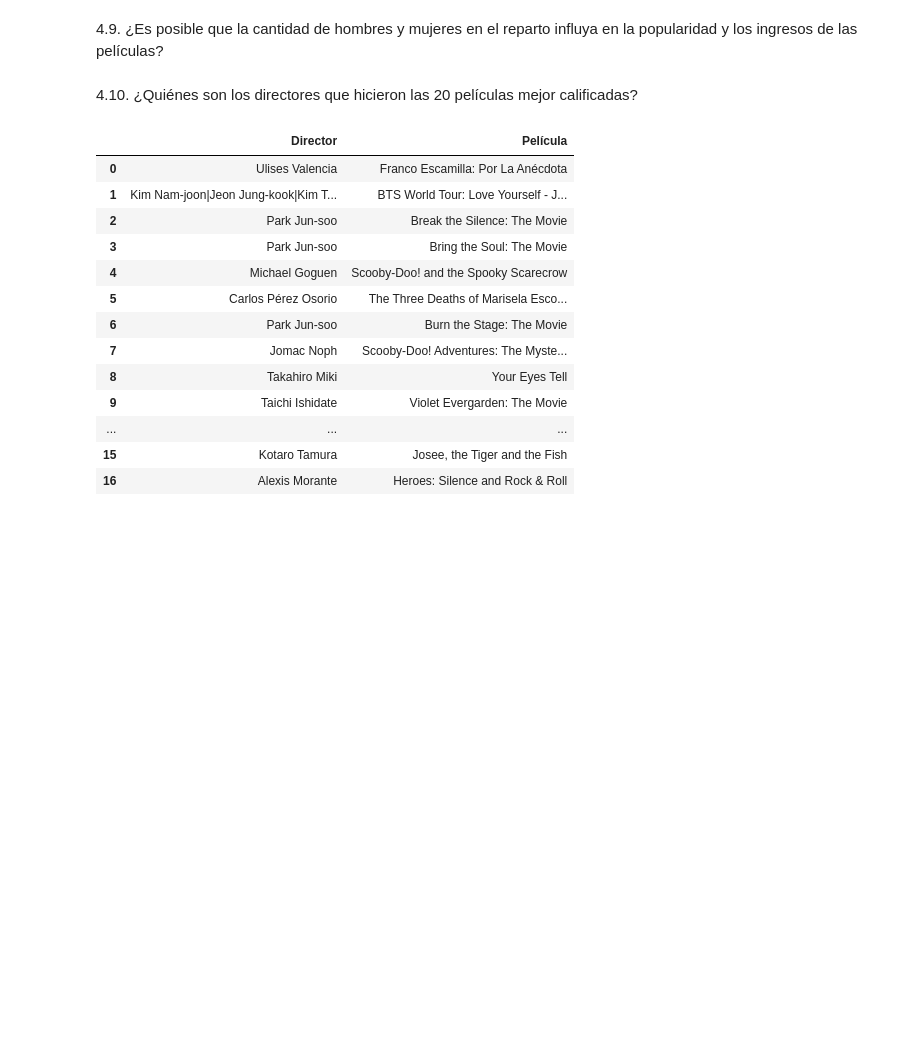
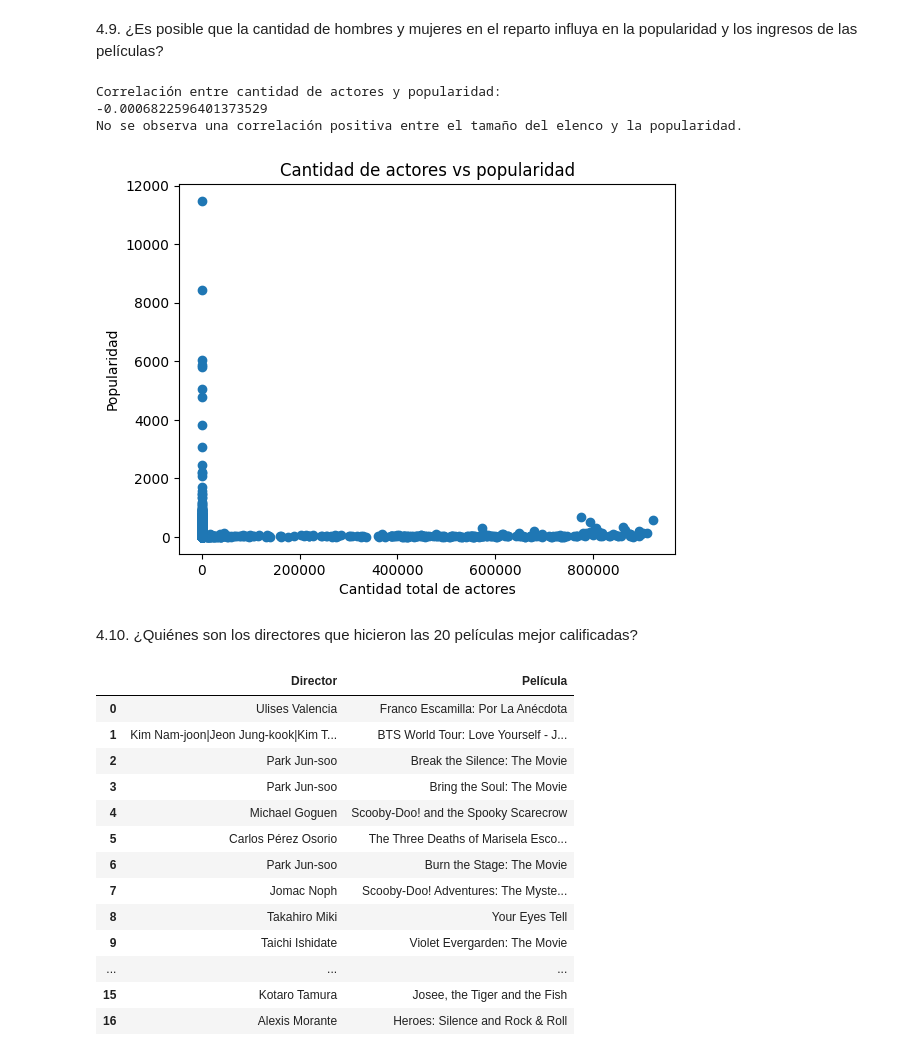
Before and after one commit to CamiR24/Lab1-Mineria, a Jupyter notebook: lab1.ipynb, the cells around one changed output. Drawn from its saved outputs; the diff is of its cells as text; code cells hidden in the pictures; blank space fills up the shorter version.

```diff
--- a/lab1.ipynb
+++ b/lab1.ipynb
@@ -412,6 +561,33 @@ películas con más actores en los últimos años?
 # %% [markdown]
 4.9. ¿Es posible que la cantidad de hombres y mujeres en el reparto influya en la
 popularidad y los ingresos de las películas?
+# %%
+df_pop = data[(data['actorsAmount'] > 0) & (data['popularity'] > 0)] #limpia datos
+
+correlation = df_pop['actorsAmount'].corr(df_pop['popularity']) #correlación
+print("Correlación entre cantidad de actores y popularidad:")
+print(correlation)
+
+if correlation > 0.5:
+    print("Existe una correlación positiva fuerte entre el tamaño del elenco y la popularidad.")
+elif correlation > 0.3:
+    print("Existe una correlación positiva moderada entre el tamaño del elenco y la popularidad.")
+elif correlation > 0:
+    print("Existe una correlación positiva débil entre el tamaño del elenco y la popularidad.")
+else:
+    print("No se observa una correlación positiva entre el tamaño del elenco y la popularidad.")
+
+plt.figure()
+plt.scatter(df_pop['total_cast'], df_pop['popularity'])
+plt.xlabel("Cantidad total de actores")
+plt.ylabel("Popularidad")
+plt.title("Cantidad de actores vs popularidad")
+plt.show()
+# %% [output]
+Correlación entre cantidad de actores y popularidad:
+-0.0006822596401373529
+No se observa una correlación positiva entre el tamaño del elenco y la popularidad.
+[figure, added]
 # %% [markdown]
 4.10. ¿Quiénes son los directores que hicieron las 20 películas mejor calificadas?
 # %%
```
Also changed, not shown: parts of 10 cells of this notebook, 1 other file.
